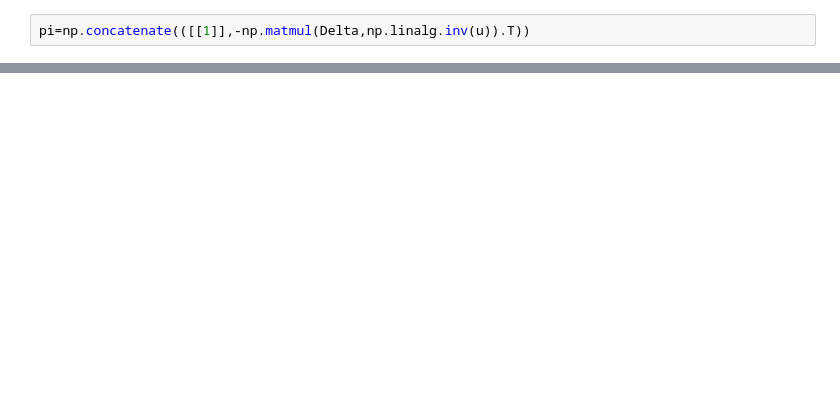
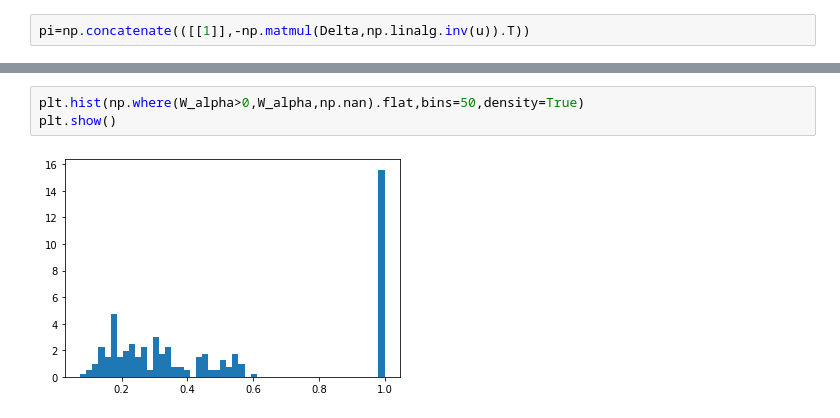
Before and after one commit to YPFoerster/pattern_walker, a Jupyter notebook: perron_complement_test.ipynb, the cells around one changed output, grey strips where cells are left out. Drawn from its saved outputs; the diff is of its cells as text; blank space fills up the shorter version.

```diff
--- a/perron_complement_test.ipynb
+++ b/perron_complement_test.ipynb
@@ -110,0 +117,5 @@ np.linalg.norm(np.matmul( np.eye(len(a)-1)-Walpha[1:,1:],U ))
+# %%
+plt.hist(np.where(W_alpha>0,W_alpha,np.nan).flat,bins=50,density=True)
+plt.show()
+# %% [output]
+[figure, added]
```
Also changed, not shown: parts of 22 cells of this notebook, 2 other files.
